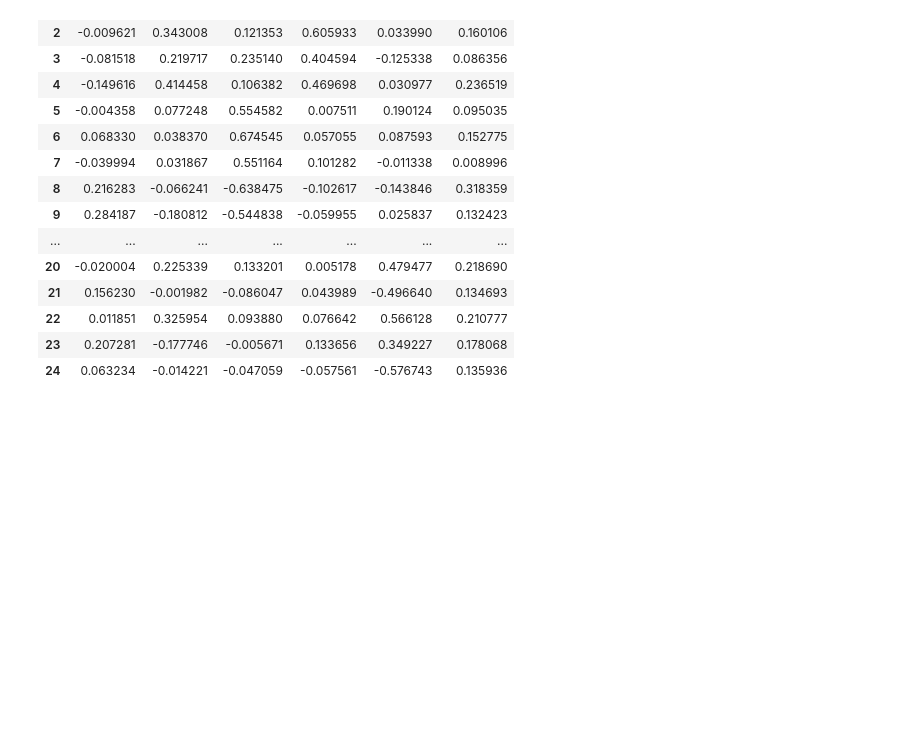
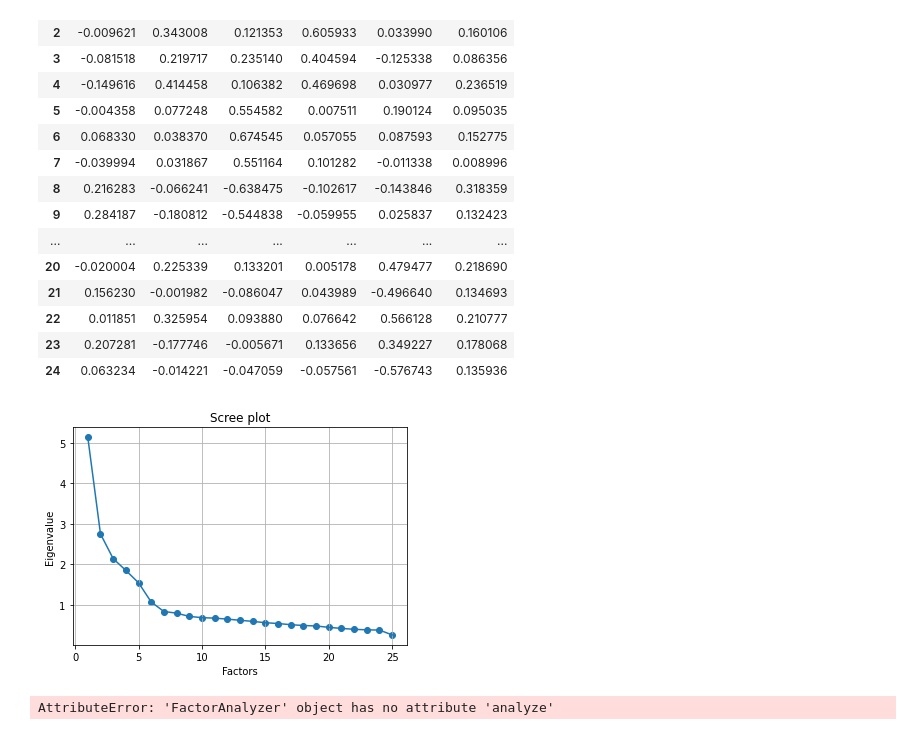
Before and after one commit to mschepers188/MultivariateAnalysis, a Jupyter notebook: Practice/FactorAnalysis/FactorAnalysis_Kindson.ipynb, the cells around one changed output. Drawn from its saved outputs; the diff is of its cells as text; code cells hidden in the pictures; blank space fills up the shorter version.

```diff
--- a/Practice/FactorAnalysis/FactorAnalysis_Kindson.ipynb
+++ b/Practice/FactorAnalysis/FactorAnalysis_Kindson.ipynb
@@ -102,3 +102,26 @@ pd.DataFrame.from_records(loadings)
 | 22 | 0.011851 | 0.325954 | 0.093880 | 0.076642 | 0.566128 | 0.210777 |
 | 23 | 0.207281 | -0.177746 | -0.005671 | 0.133656 | 0.349227 | 0.178068 |
 | 24 | 0.063234 | -0.014221 | -0.047059 | -0.057561 | -0.576743 | 0.135936 |
+# %%
+# Get eigenvectors and eigenvalues
+ev, v = fa.get_eigenvalues()
+# Make a scree plot
+xvals = range(1, df.shape[1]+1)
+# %%
+plt.scatter(xvals, ev)
+plt.plot(xvals, ev)
+plt.title('Scree plot')
+plt.xlabel('Factors')
+plt.ylabel('Eigenvalue')
+plt.grid()
+plt.show()
+# %% [output]
+[figure, added]
+# %%
+# Here, you can see only for 6-factors eigenvalues are greater than one.
+# It means we need to choose only 6 factors (or unobserved variables).
+# Create factor analysis object and perform factor analysis
+fa = FactorAnalyzer()
+fa.analyze(df, 6, rotation="varimax")
+# %% [output]
+AttributeError: 'FactorAnalyzer' object has no attribute 'analyze'
```
Also changed, not shown: 7 other files.
